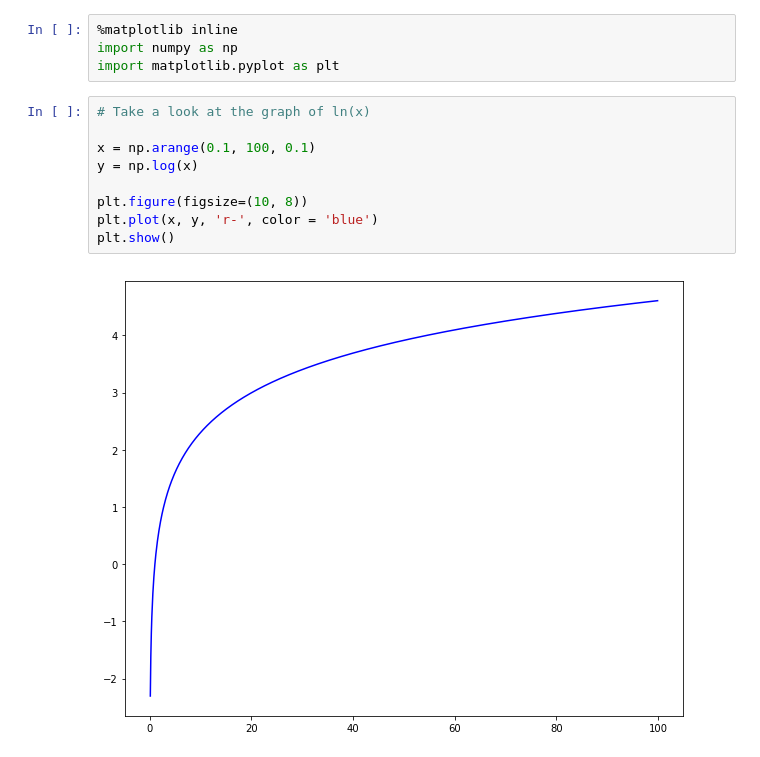
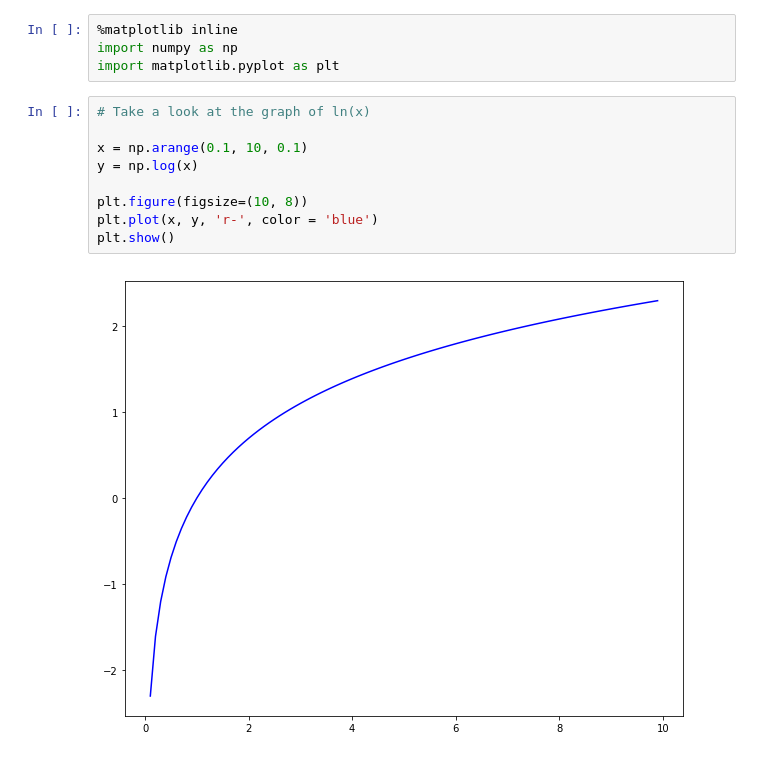
Before and after one commit to KSafran/Data_Science_Tutorials, a Jupyter notebook: python_math/Taylor Series.ipynb, the cells around one changed output. Saved outputs shown, nothing was run; the diff lists cells and outputs as text.

Commit message:
fix scale of taylor series graphs, finish eigenvector explainer

```diff
--- a/python_math/Taylor Series.ipynb
+++ b/python_math/Taylor Series.ipynb
@@ -5,14 +5,14 @@ import matplotlib.pyplot as plt
 # %%
 # Take a look at the graph of ln(x)
 
-x = np.arange(0.1, 100, 0.1)
+x = np.arange(0.1, 10, 0.1)
 y = np.log(x)
 
 plt.figure(figsize=(10, 8))
 plt.plot(x, y, 'r-', color = 'blue')
 plt.show()
 # %% [output]
-[figure, old version]
+[figure, new version]
 # %%
 # Now let's approximate ln(x) with a taylor series
 
```
Also changed, not shown: parts of 4 cells of this notebook, 1 other file.
